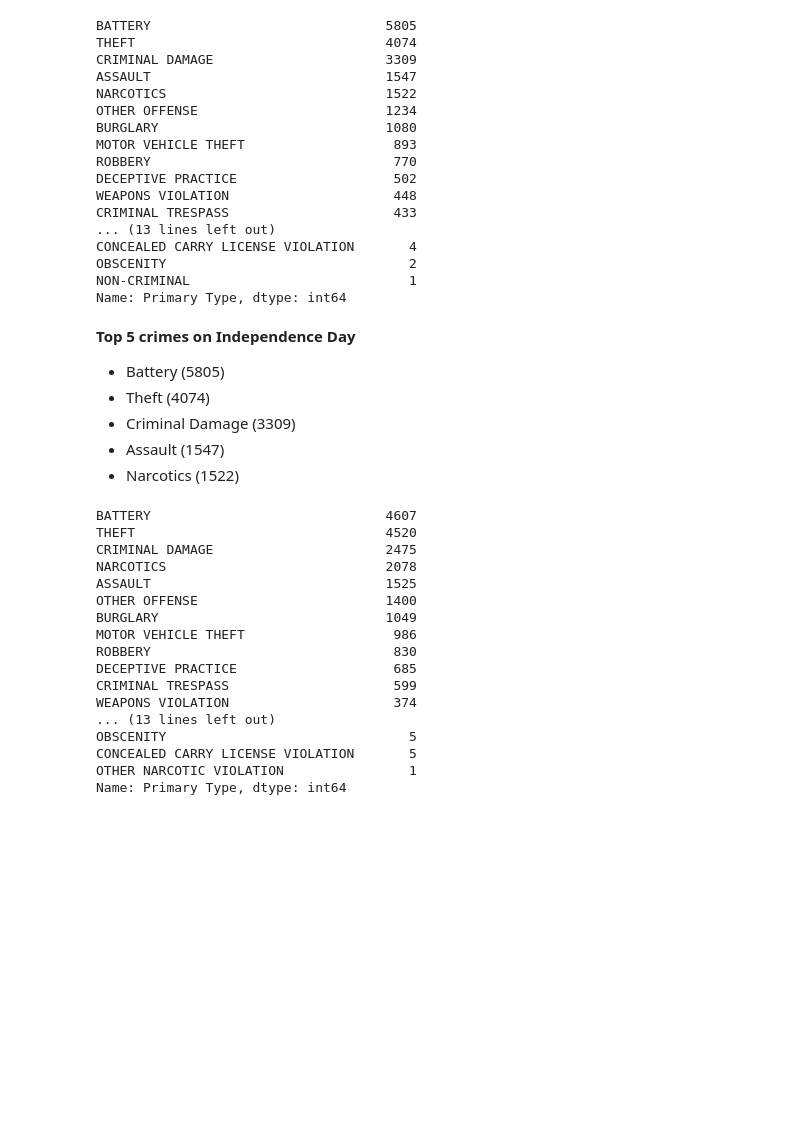
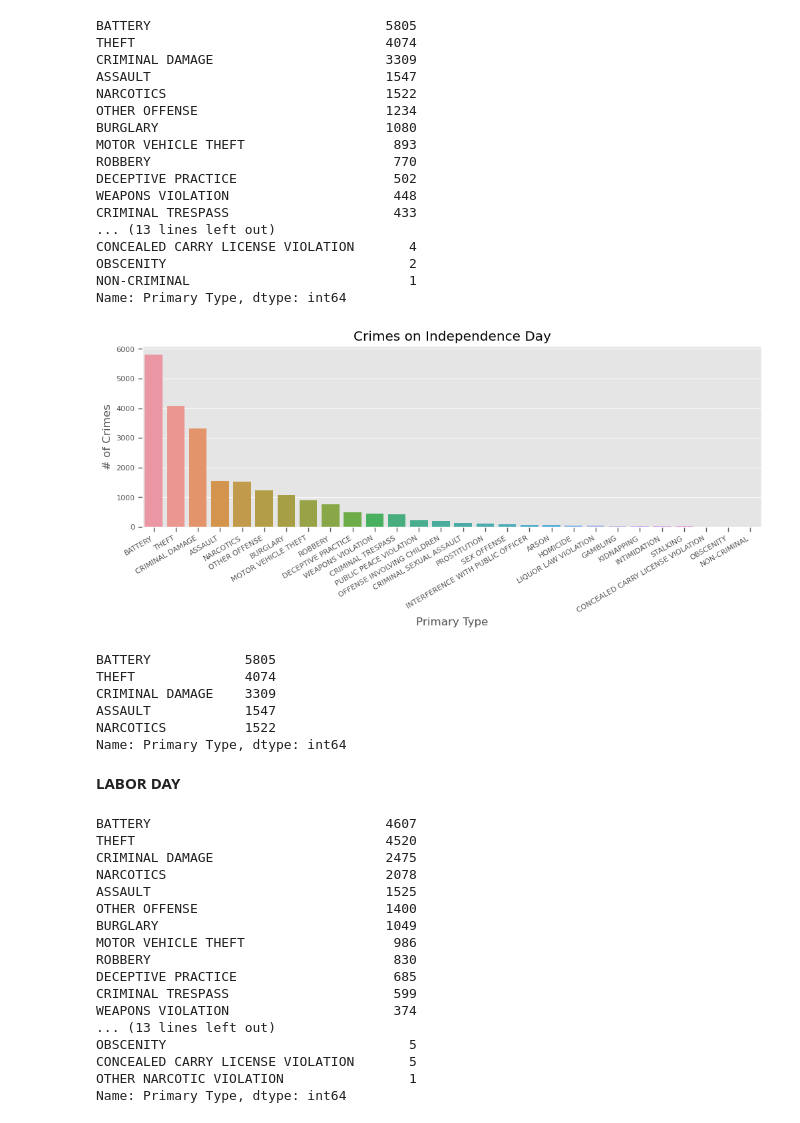
Before and after one commit to LoveidaLucero/Chicago-Crime-Trends, a Jupyter notebook: Part 1.ipynb, the cells around one changed output. Drawn from its saved outputs; the diff is of its cells as text; code cells hidden in the pictures; blank space fills up the shorter version.

```diff
--- a/Part 1.ipynb
+++ b/Part 1.ipynb
@@ -485,6 +519,7 @@ Name: Primary Type, dtype: int64
 # %%
 # independence day value counts
-id_df['Primary Type'].value_counts()
+id_val_counts = id_df['Primary Type'].value_counts()
+id_val_counts
 # %% [output]
 BATTERY                              5805
 THEFT                                4074
@@ -503,12 +538,27 @@ CONCEALED CARRY LICENSE VIOLATION       4
 OBSCENITY                               2
 NON-CRIMINAL                            1
 Name: Primary Type, dtype: int64
-# %% [markdown]
-**Top 5 crimes on Independence Day**
-- Battery (5805)
-- Theft (4074)
-- Criminal Damage (3309)
-- Assault (1547)
-- Narcotics (1522)
+# %%
+## Visualize holiday counts
+ax = sns.countplot(data=id_df, x='Primary Type',
+                  order=id_val_counts.index)
+ax.set_ylabel('# of Crimes')
+ax.set_title("Crimes on Independence Day")
+fig = ax.get_figure()
+fig.autofmt_xdate()
+# %% [output]
+[figure, added]
+# %%
+# top 5 crimes on independence day
+id_val_counts.nlargest(5)
+# %% [output]
+BATTERY            5805
+THEFT              4074
+CRIMINAL DAMAGE    3309
+ASSAULT            1547
+NARCOTICS          1522
+Name: Primary Type, dtype: int64
+# %% [markdown]
+**LABOR DAY**
 # %%
 # labor day value counts
```
Also changed, not shown: parts of 15 cells of this notebook.
